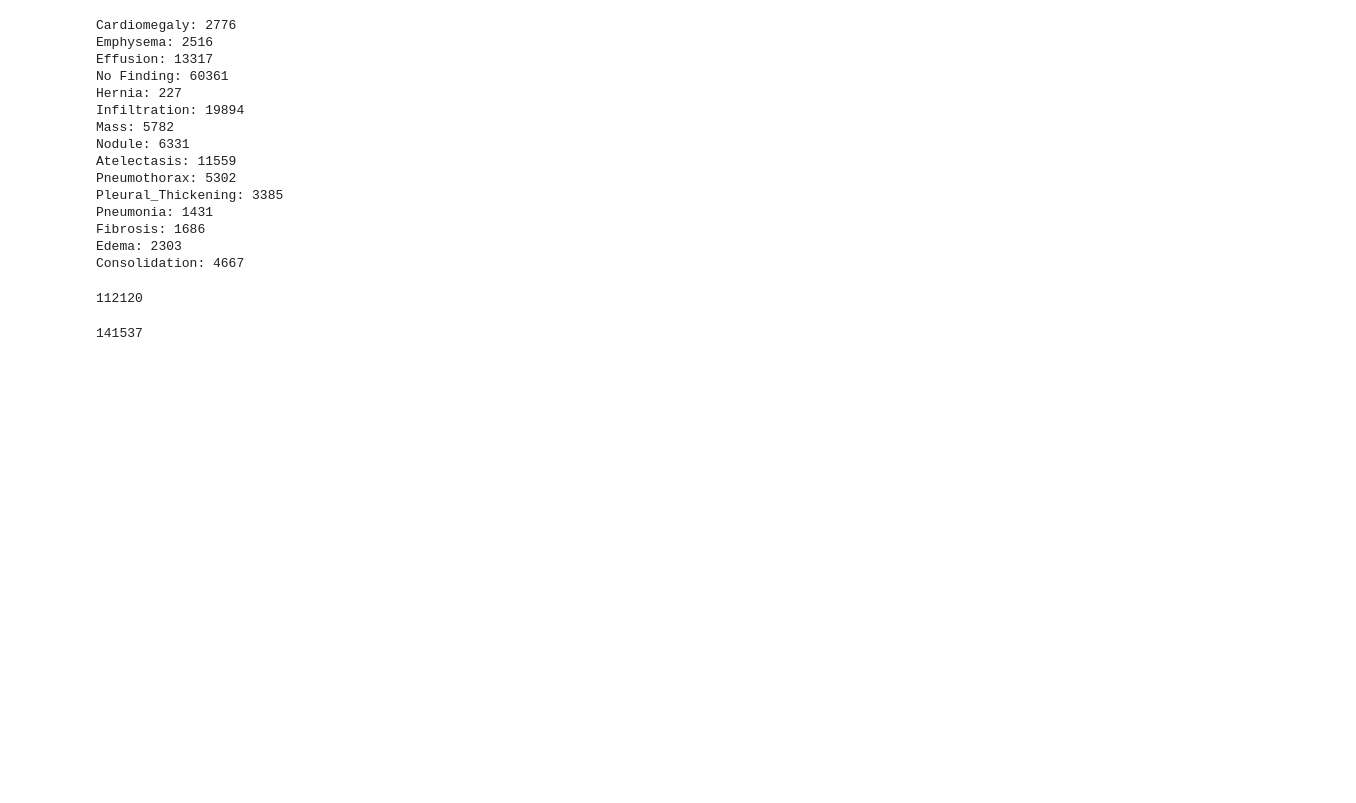
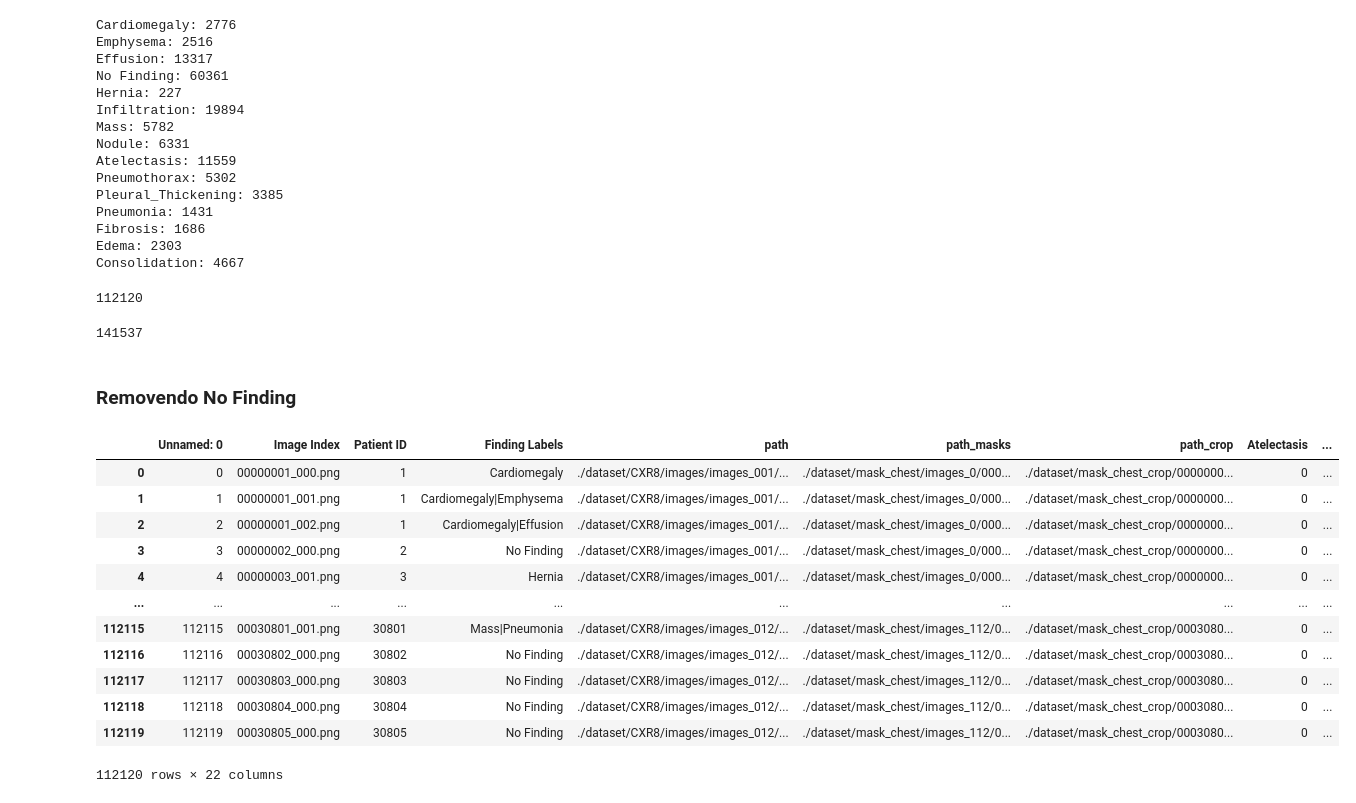
Before and after one commit to lucasaraujoz/classificacao_multilabel_chest, a Jupyter notebook: tratamento_dataframes.ipynb, the cells around one changed output. Cells and saved outputs as stored; diff of their text form; code cells hidden in the pictures; blank space fills up the shorter version.

```diff
--- a/tratamento_dataframes.ipynb
+++ b/tratamento_dataframes.ipynb
@@ -536,3 +532,21 @@ len(df)
 len(labels)
 # %% [output]
 141537
+# %% [markdown]
+### Removendo No Finding
+# %%
+df
+# %% [output]
+|  | Unnamed: 0 | Image Index | Patient ID | Finding Labels | path | path_masks | path_crop | Atelectasis | ... |
+| 0 | 0 | 00000001_000.png | 1 | Cardiomegaly | ./dataset/CXR8/images/images_001/... | ./dataset/mask_chest/images_0/000... | ./dataset/mask_chest_crop/0000000... | 0 | ... |
+| 1 | 1 | 00000001_001.png | 1 | Cardiomegaly|Emphysema | ./dataset/CXR8/images/images_001/... | ./dataset/mask_chest/images_0/000... | ./dataset/mask_chest_crop/0000000... | 0 | ... |
+| 2 | 2 | 00000001_002.png | 1 | Cardiomegaly|Effusion | ./dataset/CXR8/images/images_001/... | ./dataset/mask_chest/images_0/000... | ./dataset/mask_chest_crop/0000000... | 0 | ... |
+| 3 | 3 | 00000002_000.png | 2 | No Finding | ./dataset/CXR8/images/images_001/... | ./dataset/mask_chest/images_0/000... | ./dataset/mask_chest_crop/0000000... | 0 | ... |
+| 4 | 4 | 00000003_001.png | 3 | Hernia | ./dataset/CXR8/images/images_001/... | ./dataset/mask_chest/images_0/000... | ./dataset/mask_chest_crop/0000000... | 0 | ... |
+| ... | ... | ... | ... | ... | ... | ... | ... | ... | ... |
+| 112115 | 112115 | 00030801_001.png | 30801 | Mass|Pneumonia | ./dataset/CXR8/images/images_012/... | ./dataset/mask_chest/images_112/0... | ./dataset/mask_chest_crop/0003080... | 0 | ... |
+| 112116 | 112116 | 00030802_000.png | 30802 | No Finding | ./dataset/CXR8/images/images_012/... | ./dataset/mask_chest/images_112/0... | ./dataset/mask_chest_crop/0003080... | 0 | ... |
+| 112117 | 112117 | 00030803_000.png | 30803 | No Finding | ./dataset/CXR8/images/images_012/... | ./dataset/mask_chest/images_112/0... | ./dataset/mask_chest_crop/0003080... | 0 | ... |
+| 112118 | 112118 | 00030804_000.png | 30804 | No Finding | ./dataset/CXR8/images/images_012/... | ./dataset/mask_chest/images_112/0... | ./dataset/mask_chest_crop/0003080... | 0 | ... |
+| 112119 | 112119 | 00030805_000.png | 30805 | No Finding | ./dataset/CXR8/images/images_012/... | ./dataset/mask_chest/images_112/0... | ./dataset/mask_chest_crop/0003080... | 0 | ... |
+112120 rows × 22 columns
```
Also changed, not shown: parts of 4 cells of this notebook, 4 other files.
